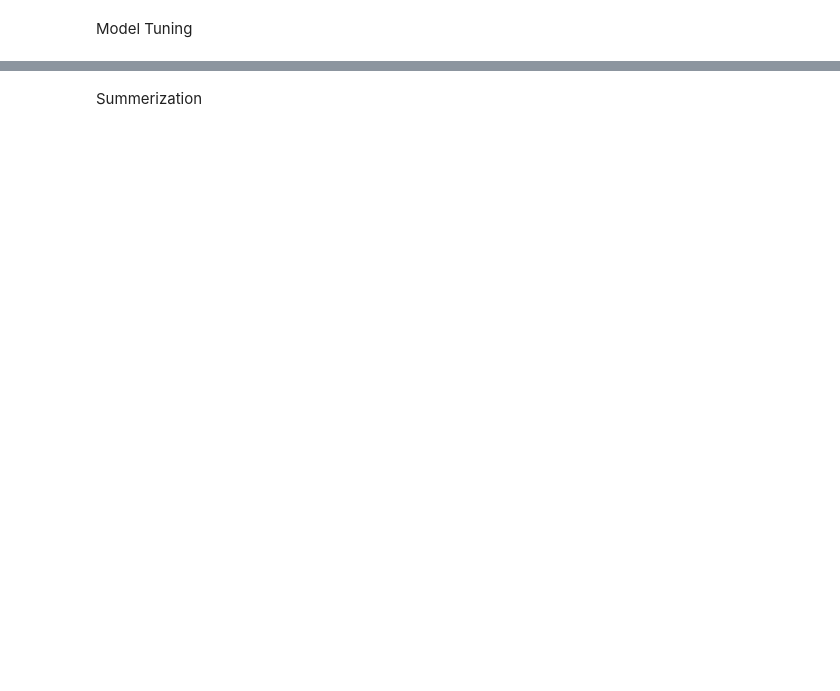
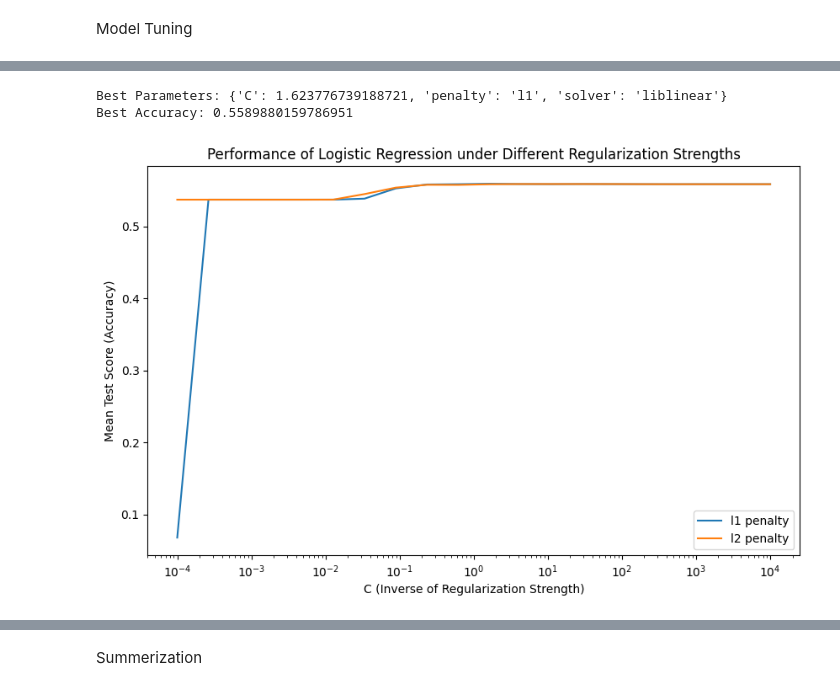
Before and after one commit to Ariamestra/ConsumerReviews, a Jupyter notebook: project_part3.ipynb, the cells around one changed output, grey strips where cells are left out. Saved outputs shown, nothing was run; the diff lists cells and outputs as text; code cells hidden in the pictures; blank space fills up the shorter version.

```diff
--- a/project_part3.ipynb
+++ b/project_part3.ipynb
@@ -400,0 +405,69 @@ Please also refer to the documentation for alternative solver options:
+# %%
+# Model Tuning
+# 1. Import Libraries
+import pandas as pd
+import re
+import nltk
+from nltk.corpus import stopwords
+from nltk.tokenize import word_tokenize
+from sklearn.model_selection import train_test_split
+from sklearn.feature_extraction.text import TfidfVectorizer
+from sklearn.linear_model import LogisticRegression
+from sklearn.model_selection import GridSearchCV
+from sklearn.metrics import accuracy_score, log_loss
+import numpy as np
+import matplotlib.pyplot as plt
+
+# Download necessary NLTK data
+nltk.download('punkt')
+nltk.download('stopwords')
+nltk.download('wordnet')
+
+# 2. Load and Preprocess Data
+data_URL = 'https://raw.githubusercontent.com/Ariamestra/ConsumerReviews/main/Reviews.csv'
+df = pd.read_csv(data_URL)
+df.dropna(subset=['Review', 'Cons_rating'], inplace=True)
+df['Review_length'] = df['Review'].apply(lambda x: len(str(x).split()))
+df = df[df['Review_length'] >= 20]
+
+# 3. Feature Engineering
+def clean_review(review):
+    review = re.sub(r'[^\w\s]', '', review.lower())
+    words = word_tokenize(review)
+    stop_words = set(stopwords.words('english'))
+    words = [word for word in words if word not in stop_words]
+    return ' '.join(words)
+
+df['Processed_Review'] = df['Review'].apply(clean_review)
+
+X_train, X_test, y_train, y_test = train_test_split(df['Processed_Review'], df['Cons_rating'], test_size=0.2, random_state=42)
+tfidf_vectorizer = TfidfVectorizer(max_features=5000, stop_words='english', max_df=0.95, min_df=0.05)
+X_train_tfidf = tfidf_vectorizer.fit_transform(X_train)
+X_test_tfidf = tfidf_vectorizer.transform(X_test)
+
+# 4. Model Training and Evaluation
+lr = LogisticRegression(random_state=42)
+param_grid = {'C': np.logspace(-4, 4, 20), 'penalty': ['l1', 'l2'], 'solver': ['liblinear']}
+grid_search = GridSearchCV(estimator=lr, param_grid=param_grid, cv=5, scoring='accuracy')
+grid_search.fit(X_train_tfidf, y_train)
+
+# Best parameters and accuracy
+best_params = grid_search.best_params_
+best_accuracy = grid_search.best_score_
+
+print(f"Best Parameters: {best_params}")
+print(f"Best Accuracy: {best_accuracy}")
+
+# 5. Visualization
+results_df = pd.DataFrame(grid_search.cv_results_)
+plt.figure(figsize=(10, 6))
+for penalty in ['l1', 'l2']:
+    subset = results_df[results_df['param_penalty'] == penalty]
+    plt.plot(subset['param_C'], subset['mean_test_score'], label=f'{penalty} penalty')
+plt.xscale('log')
+plt.xlabel('C (Inverse of Regularization Strength)')
+plt.ylabel('Mean Test Score (Accuracy)')
+plt.title('Performance of Logistic Regression under Different Regularization Strengths')
+plt.legend()
+plt.show()
+# %% [output]
@@ -400,0 +482,3 @@ Please also refer to the documentation for alternative solver options:
+Best Parameters: {'C': 1.623776739188721, 'penalty': 'l1', 'solver': 'liblinear'}
+Best Accuracy: 0.5589880159786951
+[figure, added]
```
Also changed, not shown: parts of 15 cells of this notebook.
